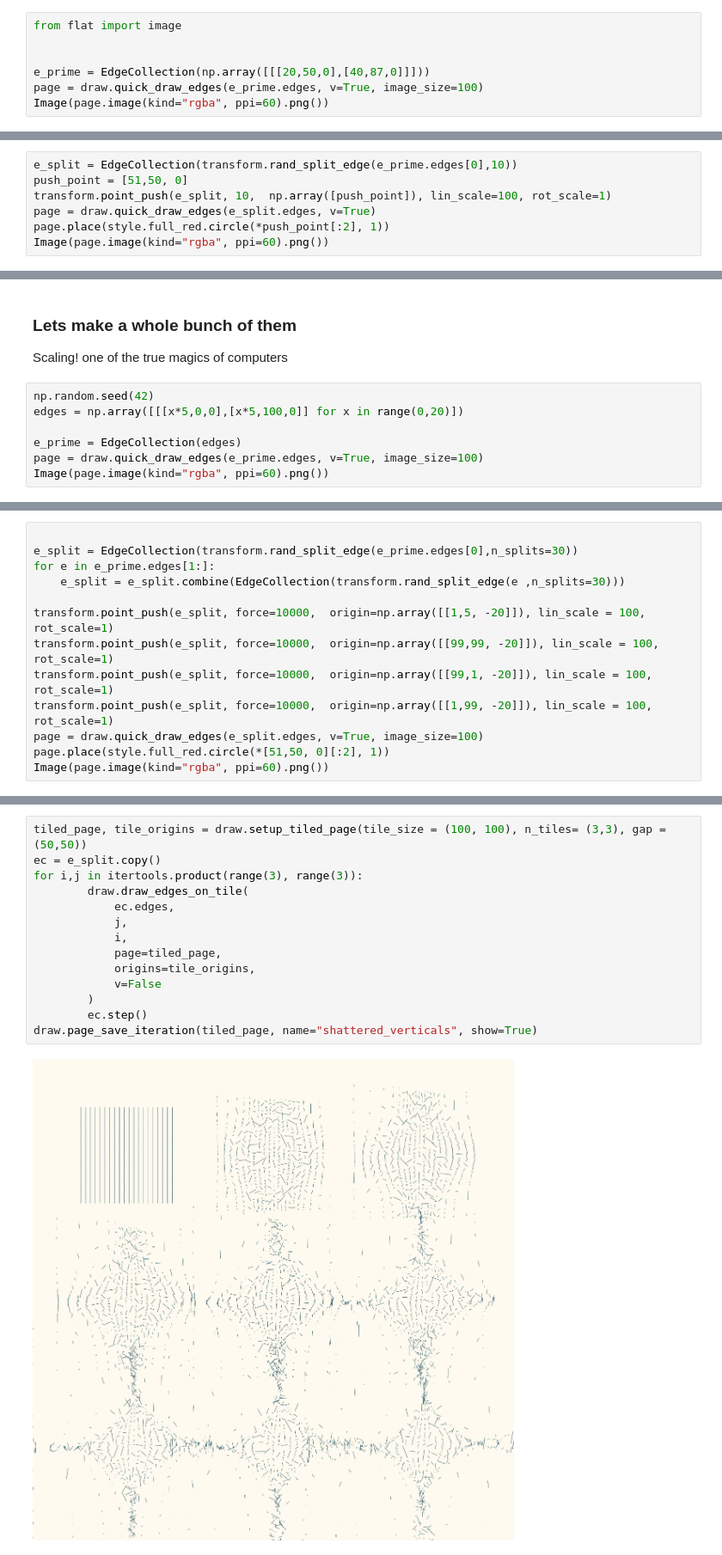
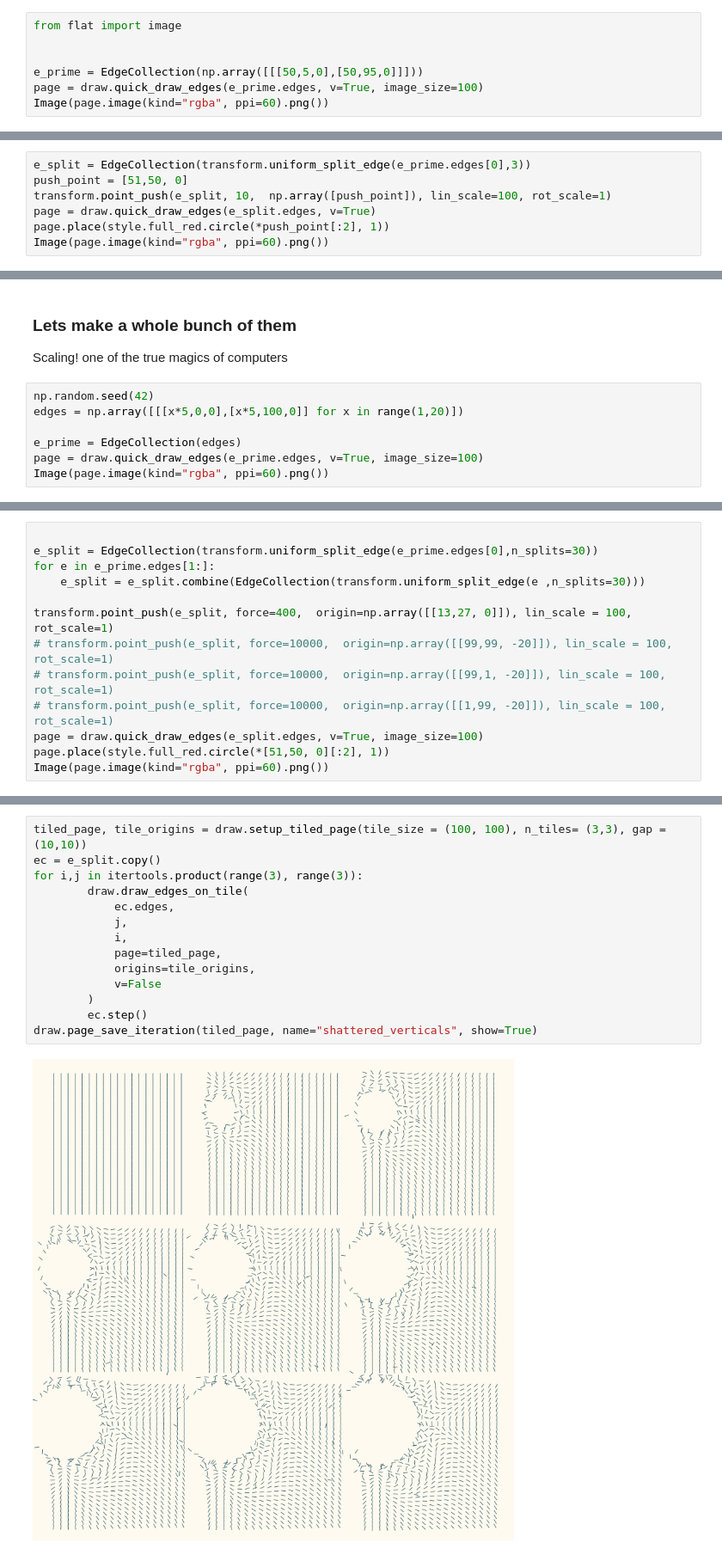
Before and after one commit to leobrowning92/lineart, a Jupyter notebook: notebooks/2022-05-17_shattered_tiles_iteration.ipynb, the cells around one changed output, grey strips where cells are left out. Shown at 86% size. Cells and saved outputs as stored; diff of their text form.

```diff
--- a/notebooks/2022-05-17_shattered_tiles_iteration.ipynb
+++ b/notebooks/2022-05-17_shattered_tiles_iteration.ipynb
@@ -17,7 +17,7 @@ from lineart.shapes import octahedron
 from flat import image
 
 
-e_prime = EdgeCollection(np.array([[[20,50,0],[40,87,0]]]))
+e_prime = EdgeCollection(np.array([[[50,5,0],[50,95,0]]]))
 page = draw.quick_draw_edges(e_prime.edges, v=True, image_size=100)
 Image(page.image(kind="rgba", ppi=60).png())
 # %% [output]
@@ -27,7 +27,7 @@ Image(page.image(kind="rgba", ppi=60).png())
 
 Stuff thats a bit harder to do IRL
 # %%
-e_split = EdgeCollection(transform.rand_split_edge(e_prime.edges[0],10))
+e_split = EdgeCollection(transform.uniform_split_edge(e_prime.edges[0],3))
 push_point = [51,50, 0]
 transform.point_push(e_split, 10,  np.array([push_point]), lin_scale=100, rot_scale=1)
 page = draw.quick_draw_edges(e_split.edges, v=True)
@@ -75,7 +89,7 @@ Image(tiled_page.image(kind="rgba", ppi=60).png())
 Scaling! one of the true magics of computers
 # %%
 np.random.seed(42)
-edges = np.array([[[x*5,0,0],[x*5,100,0]] for x in range(0,20)])
+edges = np.array([[[x*5,0,0],[x*5,100,0]] for x in range(1,20)])
 
 e_prime = EdgeCollection(edges)
 page = draw.quick_draw_edges(e_prime.edges, v=True, image_size=100)
@@ -85,13 +99,13 @@ Image(page.image(kind="rgba", ppi=60).png())
 # %%
 
-e_split = EdgeCollection(transform.rand_split_edge(e_prime.edges[0],n_splits=30))
+e_split = EdgeCollection(transform.uniform_split_edge(e_prime.edges[0],n_splits=30))
 for e in e_prime.edges[1:]:
-    e_split = e_split.combine(EdgeCollection(transform.rand_split_edge(e ,n_splits=30)))
+    e_split = e_split.combine(EdgeCollection(transform.uniform_split_edge(e ,n_splits=30)))
 
-transform.point_push(e_split, force=10000,  origin=np.array([[1,5, -20]]), lin_scale = 100, rot_scale=1)
-transform.point_push(e_split, force=10000,  origin=np.array([[99,99, -20]]), lin_scale = 100, rot_scale=1)
-transform.point_push(e_split, force=10000,  origin=np.array([[99,1, -20]]), lin_scale = 100, rot_scale=1)
-transform.point_push(e_split, force=10000,  origin=np.array([[1,99, -20]]), lin_scale = 100, rot_scale=1)
+transform.point_push(e_split, force=400,  origin=np.array([[13,27, 0]]), lin_scale = 100, rot_scale=1)
+# transform.point_push(e_split, force=10000,  origin=np.array([[99,99, -20]]), lin_scale = 100, rot_scale=1)
+# transform.point_push(e_split, force=10000,  origin=np.array([[99,1, -20]]), lin_scale = 100, rot_scale=1)
+# transform.point_push(e_split, force=10000,  origin=np.array([[1,99, -20]]), lin_scale = 100, rot_scale=1)
 page = draw.quick_draw_edges(e_split.edges, v=True, image_size=100)
 page.place(style.full_red.circle(*[51,50, 0][:2], 1))
 Image(page.image(kind="rgba", ppi=60).png())
@@ -112,16 +126,16 @@ Image(page.image(kind="rgba", ppi=60).png())
 # %%
-tiled_page, tile_origins = draw.setup_tiled_page(tile_size = (100, 100), n_tiles= (3,3), gap = (50,50))
+tiled_page, tile_origins = draw.setup_tiled_page(tile_size = (100, 100), n_tiles= (3,3), gap = (10,10))
 ec = e_split.copy()
 for i,j in itertools.product(range(3), range(3)):
         draw.draw_edges_on_tile(
             ec.edges,
             j,
             i,
             page=tiled_page,
             origins=tile_origins,
             v=False
         )
         ec.step()
 draw.page_save_iteration(tiled_page, name="shattered_verticals", show=True)
 # %% [output]
-[figure, old version]
+[figure, new version]
```
Also changed, not shown: parts of 10 cells of this notebook, 17 other files.
